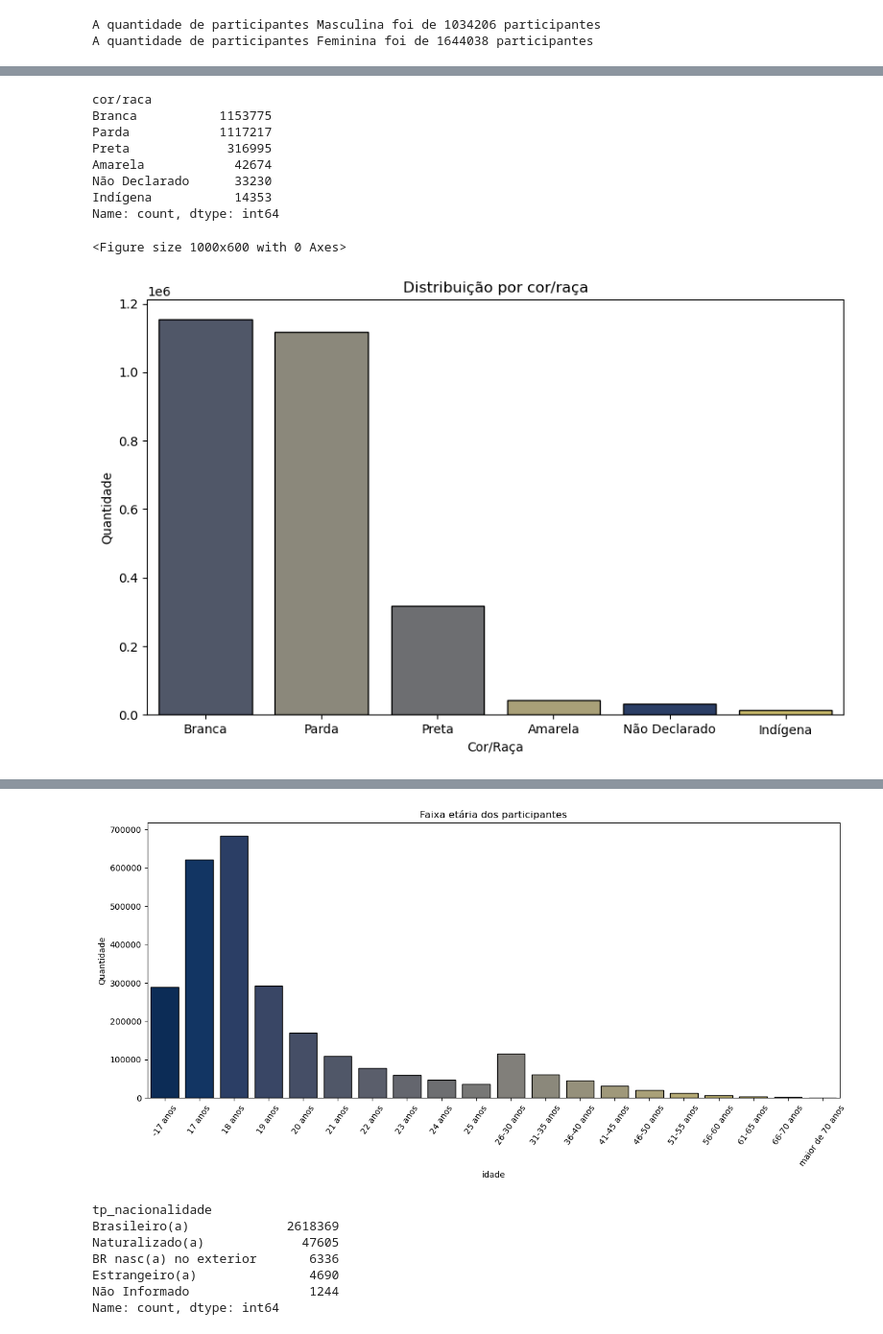
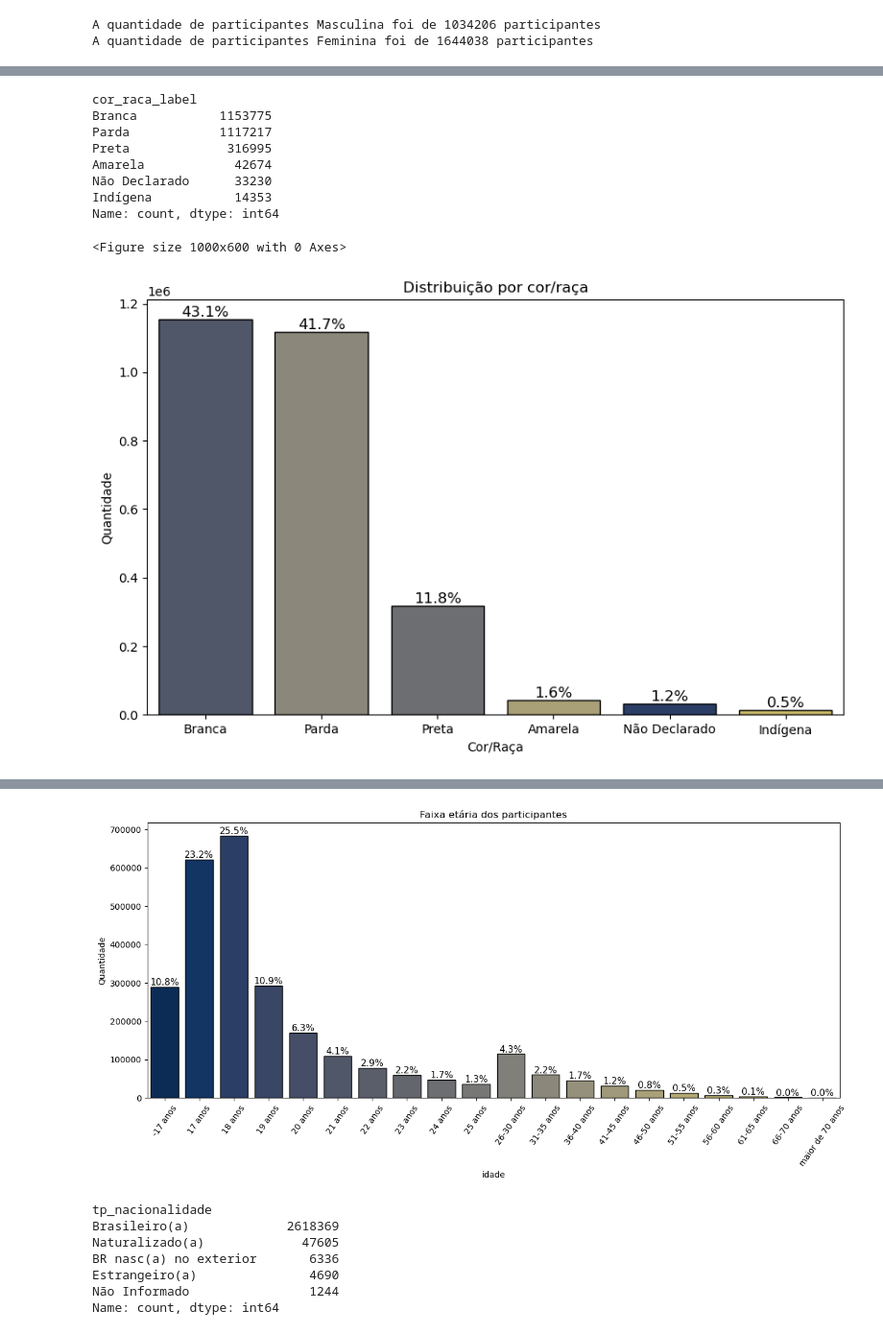
Before and after one commit to LucasArauj99/analise-enem-2023, a Jupyter notebook: analise_enem_2023.ipynb, the cells around one changed output, grey strips where cells are left out. Shown at 96% size. Cells and saved outputs as stored; diff of their text form; code cells hidden in the pictures.

```diff
--- a/analise_enem_2023.ipynb
+++ b/analise_enem_2023.ipynb
@@ -110,12 +113,13 @@ A quantidade de participantes Feminina foi de 1644038 participantes
 # %%
 sexo_counts = dados['sexo'].value_counts()
 cores = ['#D62728', '#1f77b4']
-#plt.figure(figsize=(8, 6))
-#plt.bar(sexo_counts.index, sexo_counts.values, color=cores, edgecolor='black')
 
-sns.countplot(data=dados, x='sexo', hue='sexo', palette='cividis', edgecolor='black', legend=False)
-
+ax = sns.countplot(data=dados, x='sexo', hue='sexo', palette='cividis', edgecolor='black', legend=False)
+total = len(dados)
+plot = Porcentagem(ax, total, 12)
+plot.centro()
 plt.title('Distribuição por Sexo')
 plt.xlabel('Sexo')
 plt.ylabel('Quantidade')
+plt.show()
 # %% [output]
@@ -131,11 +134,11 @@ raca = {
     5: 'Indígena',
     6: 'Sem informação'
 }
-dados['cor/raca'] = dados['cor_raça'].map(raca)
+dados['cor_raca_label'] = dados['cor_raça'].map(raca)
 # %%
-dados['cor/raca'].value_counts()
+dados['cor_raca_label'].value_counts()
 # %% [output]
-cor/raca
+cor_raca_label
 Branca           1153775
 Parda            1117217
 Preta             316995
@@ -145,18 +148,19 @@ Indígena           14353
 Name: count, dtype: int64
 # %%
 plt.figure(figsize=(10, 6))
-ordem = dados['cor/raca'].value_counts().index
+ordem = dados['cor_raca_label'].value_counts().index
 
 plt.figure(figsize=(10, 6))
-sns.countplot(data=dados, x='cor/raca', hue='cor/raca', palette='cividis', order=ordem, edgecolor='black', legend=False)
-
+ax = sns.countplot(data=dados, x='cor_raca_label', hue='cor_raca_label', palette='cividis', order=ordem, edgecolor='black', legend=False)
+plot = Porcentagem(ax, total, 12)
+plot.cima()
 plt.title('Distribuição por cor/raça')
 plt.xlabel('Cor/Raça')
 plt.ylabel('Quantidade')
 plt.show()
 # %% [output]
 <Figure size 1000x600 with 0 Axes>
-[figure, old version]
+[figure, new version]
 # %%
 faixa_etaria = {
     1: '-17 anos',
@@ -204,12 +208,14 @@ maior de 70 anos       482
 Name: count, dtype: int64
 # %%
 plt.figure(figsize=(15, 6))
-sns.countplot(data=dados, x='faixa_idade', hue='faixa_idade', palette='cividis', edgecolor='black', legend=False)
+ax = sns.countplot(data=dados, x='faixa_idade', hue='faixa_idade', palette='cividis', edgecolor='black', legend=False)
+plot = Porcentagem(ax, total, 11)
+plot.cima()
 plt.title('Faixa etária dos participantes')
 plt.xlabel('idade')
 plt.ylabel('Quantidade')
 plt.xticks(rotation=55)
 plt.show()
 # %% [output]
-[figure, old version]
+[figure, new version]
 # %%
```
Also changed, not shown: parts of 16 cells of this notebook, 2 other files.
